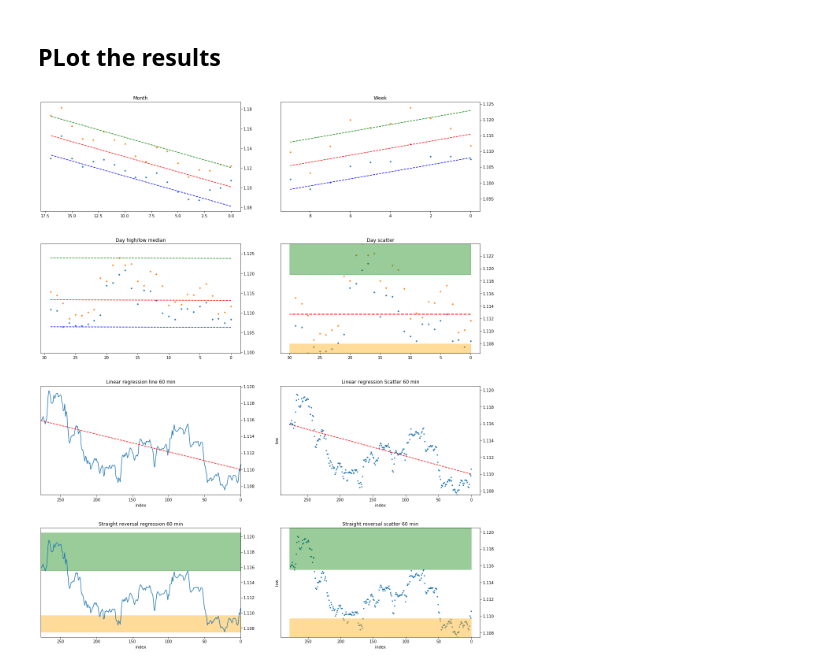
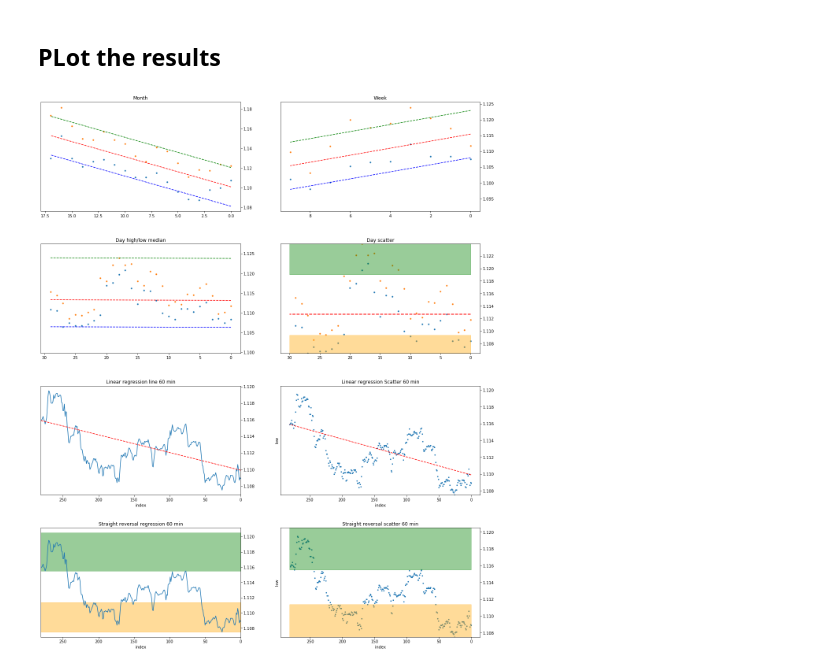
Before and after one commit to grantxx/pandas_demo, a Jupyter notebook: AlphaVantage_V2.ipynb, the cells around one changed output. Drawn from its saved outputs; the diff is of its cells as text; code cells hidden in the pictures.

```diff
--- a/AlphaVantage_V2.ipynb
+++ b/AlphaVantage_V2.ipynb
@@ -74,7 +74,7 @@ hilow_median = 'hilow_median'
 
 def Shade_Reversal_Zones(df,ax):
     ax.fill_between([0,df['index'].count()],df['high'].max(), df['high'].quantile(0.8), alpha=0.4,color='green')
-    ax.fill_between([0,df['index'].count()],df['low'].min(),df['low'].quantile(0.2),alpha=0.4,color='orange')
+    ax.fill_between([0,df['index'].count()],df['low'].min(),df['low'].quantile(0.8),alpha=0.4,color='orange')
 
 def getregresion_line(df):
     if 'regress' not in df.columns:
@@ -92,7 +92,7 @@ def Set_Ylim(df,ax):
 
 def Plot_HiLowBars(df,ax):
     ax.fill_between([0,df['index'].count()],df['high'].max(), df['high'].quantile(0.8), alpha=0.4,color='green')
-    ax.fill_between([0,df['index'].count()],df['low'].min(),df['low'].quantile(0.2),alpha=0.4,color='orange')
+    ax.fill_between([0,df['index'].count()],df['low'].min(),df['low'].quantile(0.4),alpha=0.4,color='orange')
     ax.yaxis.tick_right()
     #ax.invert_xaxis()
 
@@ -124,8 +124,10 @@ def plot_Reversal_Extremes_LTF(df,ax):
 
 
 def Plot_Medians(df,ax):
+     median = (df['high'].max() - df['low'].min())/2
      #mean= np.mean(df.loc[:,'hilow_median'])
      ax.hlines(df.loc[:,'hilow_median'].median(), 0,len(df['index']),color='r', linestyles='--', lw=2)
+     #ax.hlines(median, 0,len(df['index']),color='r', linestyles='--', lw=2)
      #trans = transforms.blended_transform_factory(ax.get_yticklabels()[0].get_transform(), ax.transData)
      #ax.text(0,mean, "{:.0f}".format(mean), color="red", transform=trans,ha="right", va="center")
 
@@ -186,34 +188,34 @@ ax5.set_title('Linear regression line 60 min')
 ax6.set_title('Linear regression Scatter 60 min')
 ax7.set_title('Straight reversal regression 60 min')
 ax8.set_title('Straight reversal scatter 60 min')
 
 #Set the chart y limits
 Set_Ylim(dfd_copy,ax4)
 Set_Ylim(df60,ax6)
 Set_Ylim(df60,ax8)
 
 #populate the regression line
 dfm_copy = getregresion_line(dfm_copy)
 dfw_copy = getregresion_line(dfw_copy)
 dfd_copy = getregresion_line(dfd_copy)
 #df60 = getregresion_line(df60)
 
 #Plot the sloping line
 Plot_errorLine(df60,ax5)
 Plot_errorLine(df60,ax6)
 
 #Plot the sideways median line
 plot_Reversal_Extremes_HTF(dfm_copy,ax1)
 plot_Reversal_Extremes_HTF(dfw_copy,ax2)
 plot_Reversal_Extremes_LTF(dfd_copy,ax3)
 Plot_Medians(dfd_copy,ax4)
 
 #Plot the 20% ranges fior high and low bars
 Plot_HiLowBars(dfd_copy,ax4)
 Plot_HiLowBars(df60,ax7)
 Plot_HiLowBars(df60,ax8)
 # %% [output]
-[figure, old version]
+[figure, new version]
 # %%
 #df = df60.copy()
 #df60[df60.timestamp > '2020-01-12 18:00:00']
```
Also changed, not shown: parts of 4 cells of this notebook.
